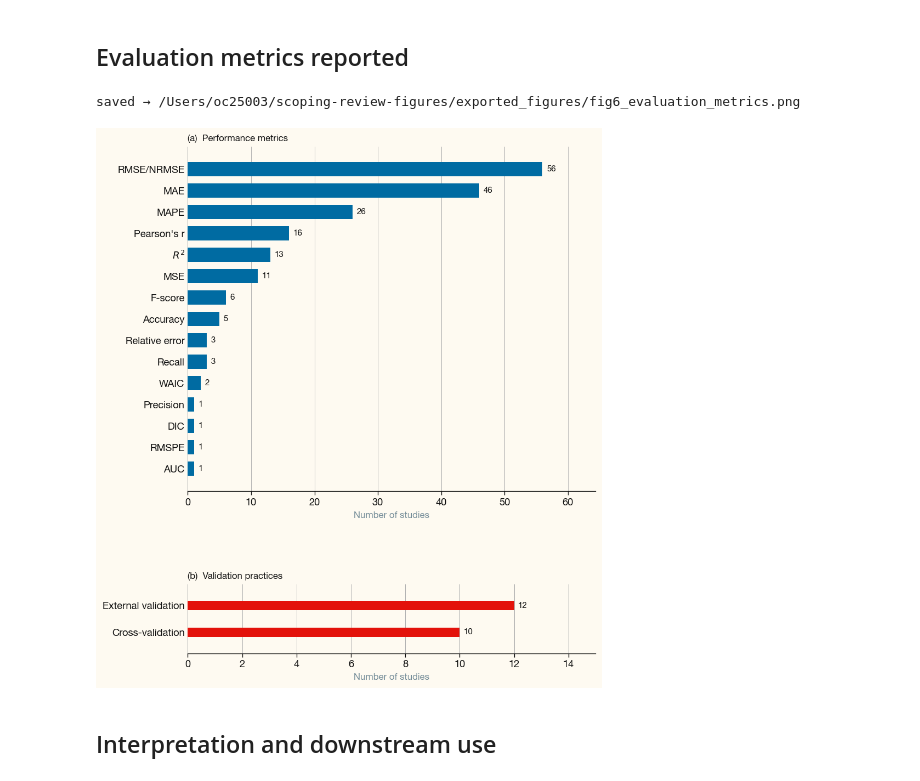
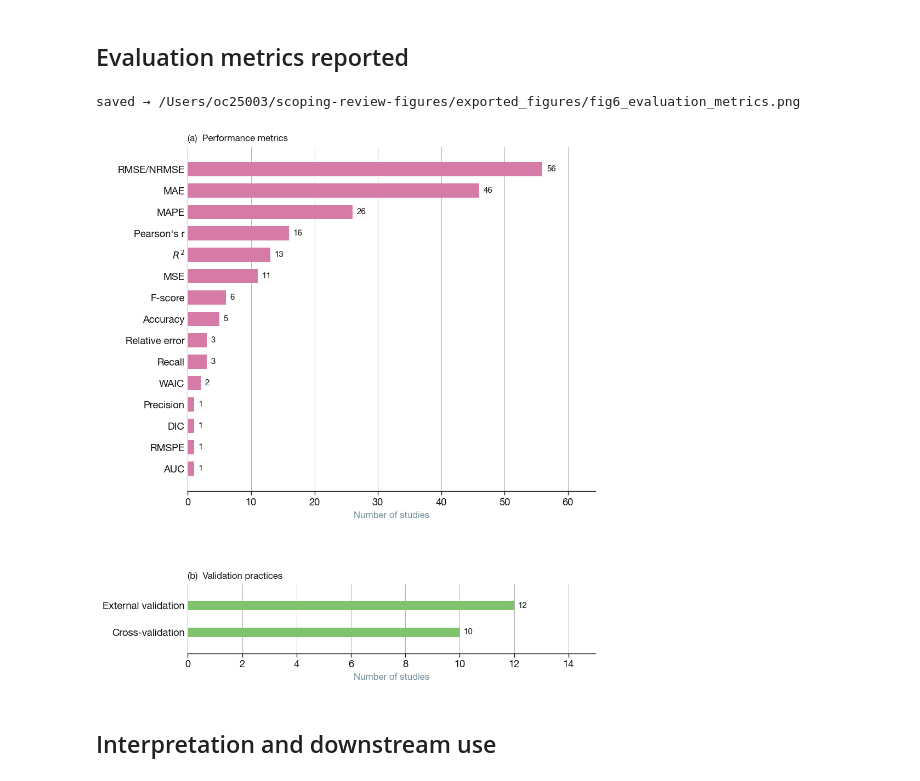
Before and after one commit to ai4ci/scoping-review-figures, a Jupyter notebook: review_analysis.ipynb, the cells around one changed output. Drawn from its saved outputs; the diff is of its cells as text; code cells hidden in the pictures.

```diff
--- a/review_analysis.ipynb
+++ b/review_analysis.ipynb
@@ -609,76 +533,52 @@ saved → /Users/oc25003/scoping-review-figures/exported_figures/fig5_covariates
 # %% [markdown]
 ## Evaluation metrics reported
 # %%
-metric_cols = ["RMSE/NRMSE", "MAE", "MAPE", "AUC", "Cross-validation?",
-               "External validation?",
-               "R2", "F-score", "RMSPE", "Pearsons",
-               "Watanabe Akaike information criterion",
-               "Deviance information criterion",
-               "Precision", "Recall", "Accuracy", "Relative error", "MSE"]
-
-pretty_rename = {
-    "Cross-validation?": "Cross-validation",
-    "External validation?": "External validation",
-    "Watanabe Akaike information criterion": "WAIC",
-    "Deviance information criterion": "DIC",
-    "Pearsons": "Pearson's r",
-    "R2": "$R^2$",
-}
-
-validation_cols = {"Cross-validation", "External validation"}
-
-metric_present = [c for c in metric_cols if c in df_eval.columns]
-metric_counts = (df_eval[metric_present].apply(pd.to_numeric, errors="coerce")
-                                         .fillna(0).astype(int).sum())
-metric_counts.index = [pretty_rename.get(c, c) for c in metric_counts.index]
-
-val_counts  = metric_counts[metric_counts.index.isin(validation_cols)].sort_values()
-perf_counts = metric_counts[~metric_counts.index.isin(validation_cols)].sort_values()
-
-n_eval = len(df_eval)
+PINK = "#D67BA8"
+GREEN = "#7FC46C"
 
 fig, (ax_perf, ax_val) = plt.subplots(
     2, 1,
     figsize=(8, 10),
+    facecolor="white",
     gridspec_kw={"height_ratios": [len(perf_counts), len(val_counts) + 1],
                  "hspace": 0.45},
 )
+ax_perf.set_facecolor("white")
+ax_val.set_facecolor("white")
 
 # (a) performance metrics
 ax_perf.barh(perf_counts.index, perf_counts.values,
-             color=ECON["navy"], height=0.65, zorder=3)
+             color=PINK, height=0.65, zorder=3)
 for i, (k, v) in enumerate(perf_counts.items()):
     ax_perf.text(v + max(perf_counts.values) * 0.012, i, f"{int(v)}",
-                 va="center", ha="left", fontsize=9, color=ECON["ink"])
+                  va="center", ha="left", fontsize=9, color=ECON["ink"])
 ax_perf.set_xlim(0, max(perf_counts.values) * 1.15)
 ax_perf.set_xlabel("Number of studies", fontsize=10, color=ECON["grey"])
 ax_perf.set_title("(a)  Performance metrics", fontsize=10, fontweight="bold",
-                  loc="left", pad=6, color=ECON["ink"])
+                   loc="left", pad=6, color=ECON["ink"])
 econ_axes(ax_perf, grid_axis="x")
 
 # (b) validation practices
-val_color = ECON.get("red")
 ax_val.barh(val_counts.index, val_counts.values,
-            color=val_color, height=0.35, zorder=3)   # thinner bars for only 2 items
+            color=GREEN, height=0.35, zorder=3)   # thinner bars for only 2 items
 for i, (k, v) in enumerate(val_counts.items()):
     ax_val.text(v + max(val_counts.values) * 0.012, i, f"{int(v)}",
-                va="center", ha="left", fontsize=9, color=ECON["ink"])
+                  va="center", ha="left", fontsize=9, color=ECON["ink"])
 ax_val.set_xlim(0, max(val_counts.values) * 1.25)
 ax_val.set_xlabel("Number of studies", fontsize=10, color=ECON["grey"])
 ax_val.set_title("(b)  Validation practices", fontsize=10, fontweight="bold",
-                 loc="left", pad=6, color=ECON["ink"])
+                  loc="left", pad=6, color=ECON["ink"])
 ax_val.set_ylim(-0.8, len(val_counts) - 0.2)          # tighten y so bars aren't tiny
 econ_axes(ax_val, grid_axis="x")
 
 plt.tight_layout()
-
 _out = FIG_DIR / "fig6_evaluation_metrics.png"
-fig.savefig(_out, dpi=300, bbox_inches="tight")
+fig.savefig(_out, dpi=300, bbox_inches="tight", facecolor="white")
 print(f"saved → {_out.resolve()}")
 plt.show()
 # %% [output]
 saved → /Users/oc25003/scoping-review-figures/exported_figures/fig6_evaluation_metrics.png
-[figure, old version]
+[figure, new version]
 # %% [markdown]
 ## Interpretation and downstream use
 # %%
```
Also changed, not shown: parts of 10 cells of this notebook, 1 other file.
